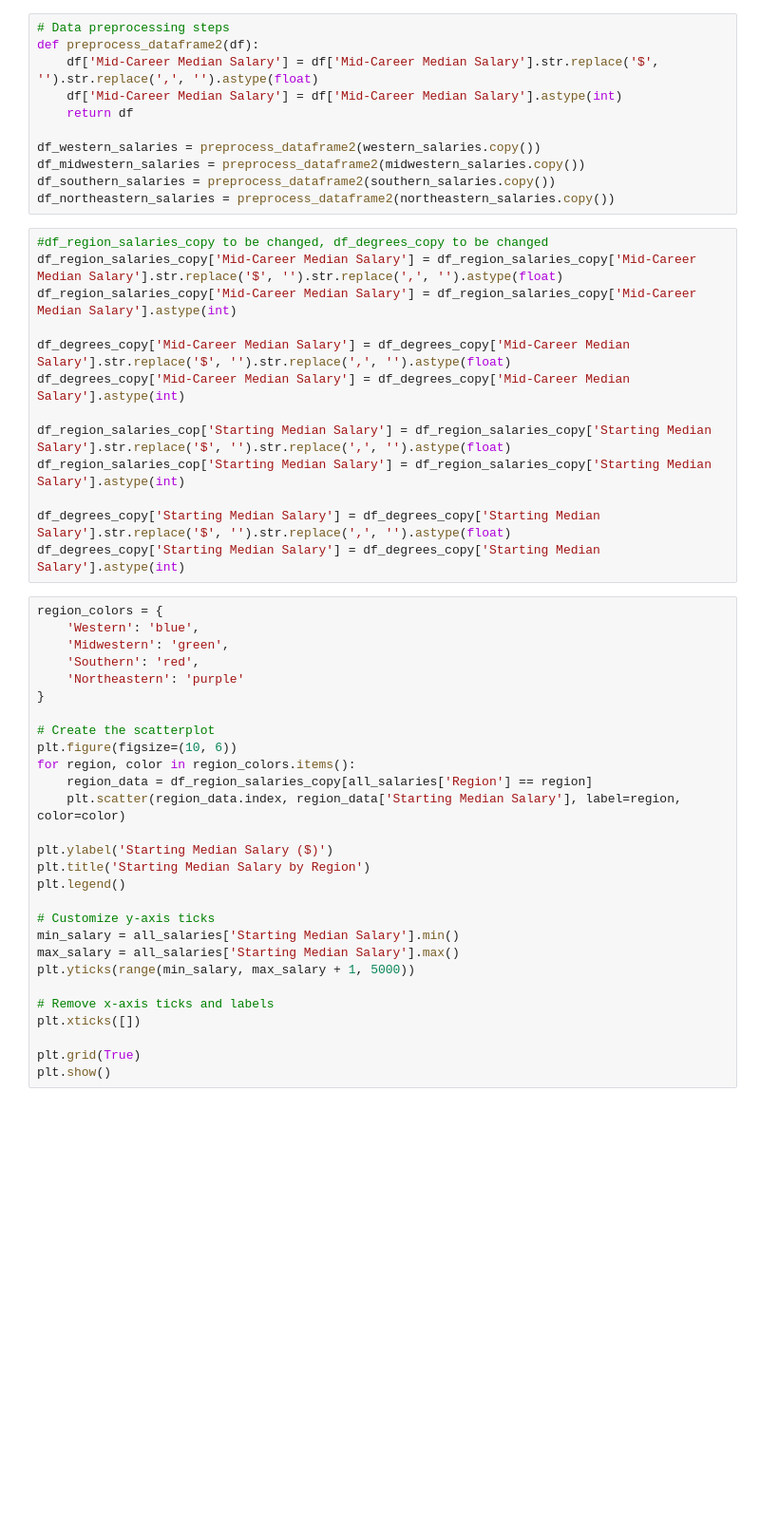
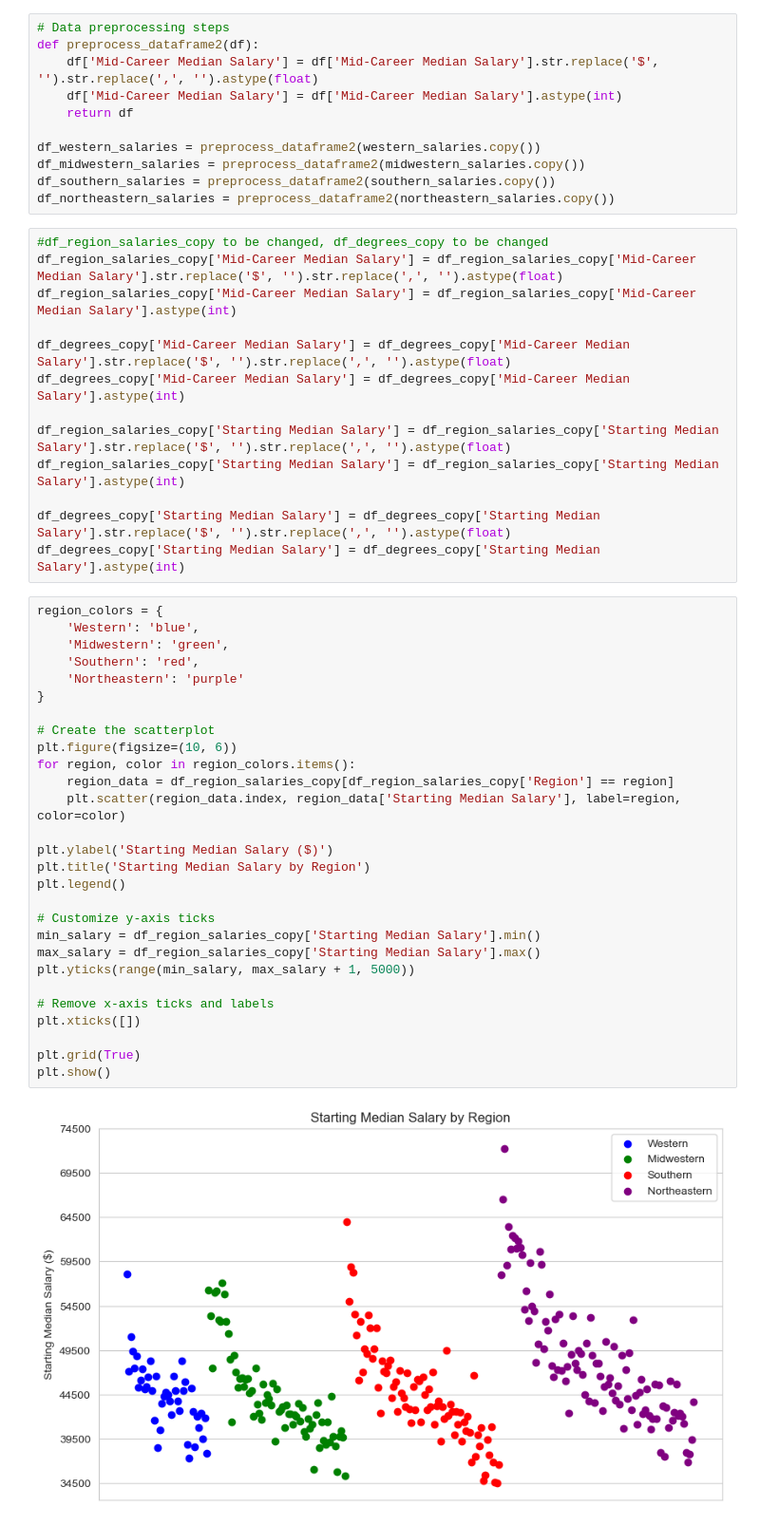
Before and after one commit to mynamescheff/nice-college, a Jupyter notebook: model.ipynb, the cells around one changed output. Shown at 95% size. Drawn from its saved outputs; the diff is of its cells as text; blank space fills up the shorter version.

```diff
--- a/model.ipynb
+++ b/model.ipynb
@@ -125,36 +186,38 @@ df_region_salaries_copy['Mid-Career Median Salary'] = df_region_salaries_copy['M
 df_degrees_copy['Mid-Career Median Salary'] = df_degrees_copy['Mid-Career Median Salary'].str.replace('$', '').str.replace(',', '').astype(float)
 df_degrees_copy['Mid-Career Median Salary'] = df_degrees_copy['Mid-Career Median Salary'].astype(int)
 
-df_region_salaries_cop['Starting Median Salary'] = df_region_salaries_copy['Starting Median Salary'].str.replace('$', '').str.replace(',', '').astype(float)
-df_region_salaries_cop['Starting Median Salary'] = df_region_salaries_copy['Starting Median Salary'].astype(int)
+df_region_salaries_copy['Starting Median Salary'] = df_region_salaries_copy['Starting Median Salary'].str.replace('$', '').str.replace(',', '').astype(float)
+df_region_salaries_copy['Starting Median Salary'] = df_region_salaries_copy['Starting Median Salary'].astype(int)
 
 df_degrees_copy['Starting Median Salary'] = df_degrees_copy['Starting Median Salary'].str.replace('$', '').str.replace(',', '').astype(float)
 df_degrees_copy['Starting Median Salary'] = df_degrees_copy['Starting Median Salary'].astype(int)
 # %%
 region_colors = {
     'Western': 'blue',
     'Midwestern': 'green',
     'Southern': 'red',
     'Northeastern': 'purple'
 }
 
 # Create the scatterplot
 plt.figure(figsize=(10, 6))
 for region, color in region_colors.items():
-    region_data = df_region_salaries_copy[all_salaries['Region'] == region]
+    region_data = df_region_salaries_copy[df_region_salaries_copy['Region'] == region]
     plt.scatter(region_data.index, region_data['Starting Median Salary'], label=region, color=color)
 
 plt.ylabel('Starting Median Salary ($)')
 plt.title('Starting Median Salary by Region')
 plt.legend()
 
 # Customize y-axis ticks
-min_salary = all_salaries['Starting Median Salary'].min()
-max_salary = all_salaries['Starting Median Salary'].max()
+min_salary = df_region_salaries_copy['Starting Median Salary'].min()
+max_salary = df_region_salaries_copy['Starting Median Salary'].max()
 plt.yticks(range(min_salary, max_salary + 1, 5000))
 
 # Remove x-axis ticks and labels
 plt.xticks([])
 
 plt.grid(True)
 plt.show()
+# %% [output]
+[figure, added]
```
Also changed, not shown: parts of 18 cells of this notebook.
